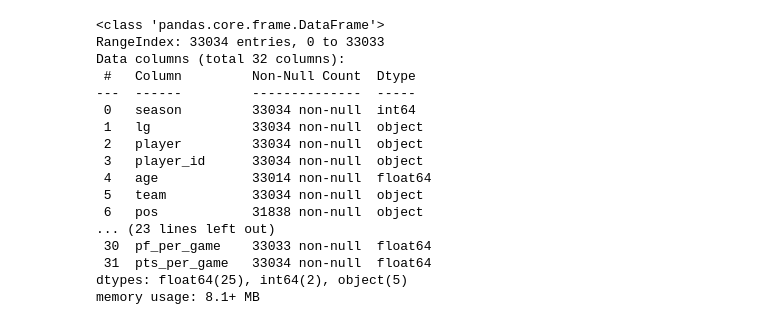
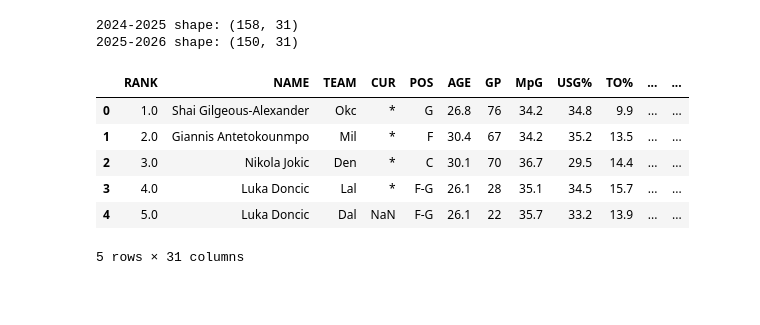
Before and after one commit to Nevaabdull9/NBA_Predictor, a Jupyter notebook: NBAModel.ipynb, the cells around one changed output. Cells and saved outputs as stored; diff of their text form; code cells hidden in the pictures; blank space fills up the shorter version.

```diff
--- a/NBAModel.ipynb
+++ b/NBAModel.ipynb
@@ -7,28 +7,31 @@ from sklearn.model_selection import train_test_split
 from sklearn.linear_model import LinearRegression
 from sklearn.metrics import mean_squared_error, r2_score
 # %%
-df = pd.read_csv("Player_Per_Game.csv") # Load the dataset
+# Define columns for the 2024-2025 file (lacks headers)
+columns_24_25 = ["RANK","NAME","TEAM","CUR","POS","AGE","GP","MpG","USG%","TO%","FTA","FT%","2PA","2P%","3PA","3P%","eFG%","TS%","PpG","RpG","ApG","SpG","BpG","TOpG","P+R","P+A","P+R+A","VI","ORtg","DRtg"]
+
+# Load 2024-2025 data
+df_24_25 = pd.read_csv("2024-2025 nba player stats.csv", sep='\t', names=columns_24_25, header=None)
+df_24_25['Season'] = '2024-2025'
+
+# Load 2025-2026 data
+df_25_26 = pd.read_csv("2025-2026 NBA Player Stats.csv")
+df_25_26['Season'] = '2025-2026'
+
+# Combine for initial inspection
+df = pd.concat([df_24_25, df_25_26], ignore_index=True)
+
+print("2024-2025 shape:", df_24_25.shape)
+print("2025-2026 shape:", df_25_26.shape)
 df.head()
-df.info()
-df.describe() #sumarize that data
-df.isnull().sum()
-df = df.dropna()
 # %% [output]
-<class 'pandas.core.frame.DataFrame'>
-RangeIndex: 33034 entries, 0 to 33033
-Data columns (total 32 columns):
- #   Column         Non-Null Count  Dtype
----  ------         --------------  -----
- 0   season         33034 non-null  int64
- 1   lg             33034 non-null  object
- 2   player         33034 non-null  object
- 3   player_id      33034 non-null  object
- 4   age            33014 non-null  float64
- 5   team           33034 non-null  object
- 6   pos            31838 non-null  object
-... (23 lines left out)
- 30  pf_per_game    33033 non-null  float64
- 31  pts_per_game   33034 non-null  float64
-dtypes: float64(25), int64(2), object(5)
-memory usage: 8.1+ MB
+2024-2025 shape: (158, 31)
+2025-2026 shape: (150, 31)
+|  | RANK | NAME | TEAM | CUR | POS | AGE | GP | MpG | USG% | TO% | ... | ... |
+| 0 | 1.0 | Shai Gilgeous-Alexander | Okc | * | G | 26.8 | 76 | 34.2 | 34.8 | 9.9 | ... | ... |
+| 1 | 2.0 | Giannis Antetokounmpo | Mil | * | F | 30.4 | 67 | 34.2 | 35.2 | 13.5 | ... | ... |
+| 2 | 3.0 | Nikola Jokic | Den | * | C | 30.1 | 70 | 36.7 | 29.5 | 14.4 | ... | ... |
+| 3 | 4.0 | Luka Doncic | Lal | * | F-G | 26.1 | 28 | 35.1 | 34.5 | 15.7 | ... | ... |
+| 4 | 5.0 | Luka Doncic | Dal | NaN | F-G | 26.1 | 22 | 35.7 | 33.2 | 13.9 | ... | ... |
+5 rows × 31 columns
 # %%
```
Also changed, not shown: parts of 6 cells of this notebook, 10 other files.
